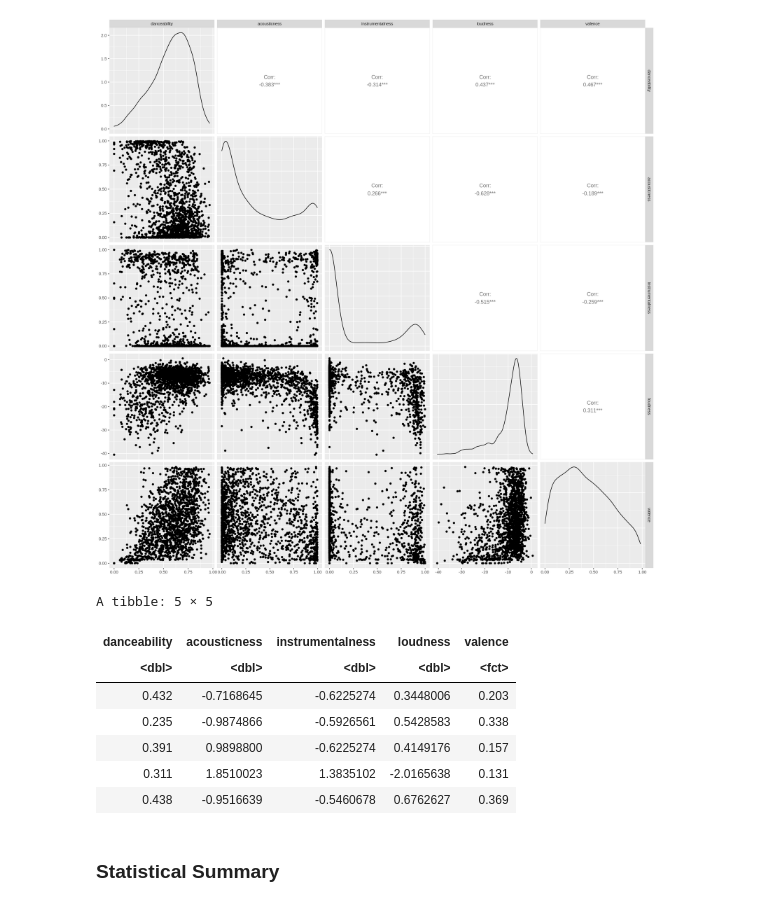
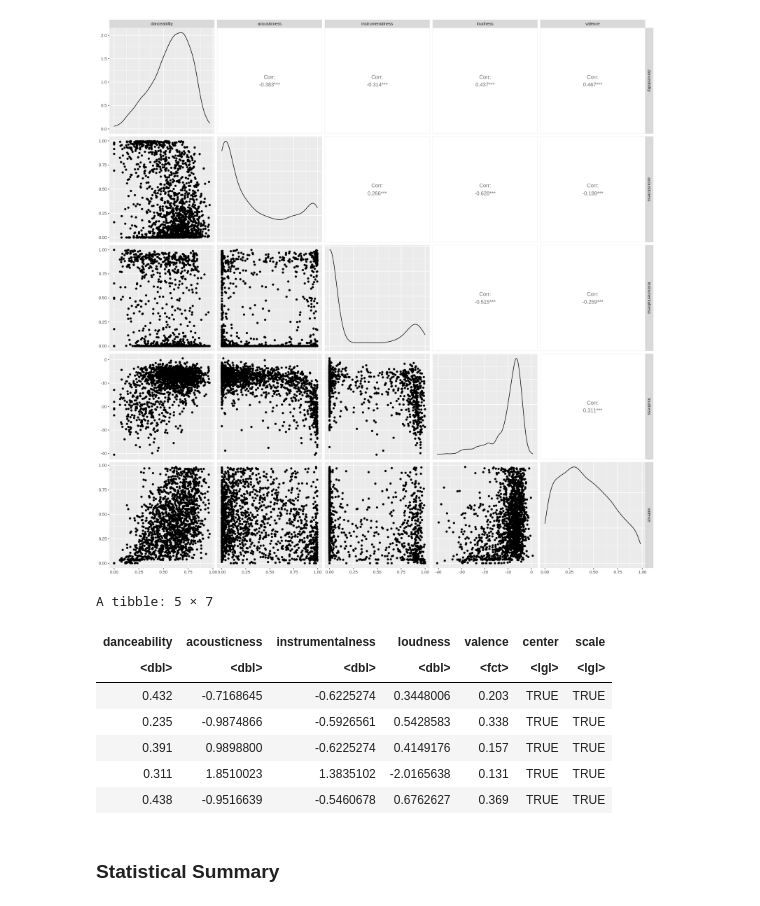
Before and after one commit to eshuaiii/dsci-100-2022w1-group-79, a Jupyter notebook: 79_project_report.ipynb, the cells around one changed output. Drawn from its saved outputs; the diff is of its cells as text; code cells hidden in the pictures.

Commit message:
added center + scale

```diff
--- a/79_project_report.ipynb
+++ b/79_project_report.ipynb
@@ -175,30 +175,30 @@ spotify_training_test
 # %%
 # uncomment if we're comparing intuition
 # spotify_training_cleaned <- spotify_training |>
 #                 filter(tempo != 0) |>
 #                 mutate(energy = as.numeric(scale(energy)),
 #                        tempo = as.numeric(scale(tempo)),
 #                        valence = as.numeric(scale(valence)),
 #                        mode = as_factor(mode))
 # head(spotify_training_cleaned, 5)
 
 # selecting the columns we want
 spotify_training_cleaned <- spotify_training |>
                 select(danceability, acousticness, instrumentalness, loudness, valence) |>
-                mutate(acousticness = as.numeric(scale(acousticness)),
-                       instrumentalness = as.numeric(scale(instrumentalness)),
-                       loudness = as.numeric(scale(loudness)),
-                       valence = as_factor(valence))
+                mutate(acousticness = as.numeric(scale(acousticness), center = TRUE, scale = TRUE),
+                       instrumentalness = as.numeric(scale(instrumentalness), center = TRUE, scale = TRUE),
+                       loudness = as.numeric(scale(loudness), center = TRUE, scale = TRUE),
+                       valence = as_factor(valence), center = TRUE, scale = TRUE)
 head(spotify_training_cleaned, 5)
 # %% [output]
-A tibble: 5 × 5
+A tibble: 5 × 7
-| danceability | acousticness | instrumentalness | loudness | valence |
-| <dbl> | <dbl> | <dbl> | <dbl> | <fct> |
-| 0.432 | -0.7168645 | -0.6225274 | 0.3448006 | 0.203 |
-| 0.235 | -0.9874866 | -0.5926561 | 0.5428583 | 0.338 |
-| 0.391 | 0.9898800 | -0.6225274 | 0.4149176 | 0.157 |
-| 0.311 | 1.8510023 | 1.3835102 | -2.0165638 | 0.131 |
-| 0.438 | -0.9516639 | -0.5460678 | 0.6762627 | 0.369 |
+| danceability | acousticness | instrumentalness | loudness | valence | center | scale |
+| <dbl> | <dbl> | <dbl> | <dbl> | <fct> | <lgl> | <lgl> |
+| 0.432 | -0.7168645 | -0.6225274 | 0.3448006 | 0.203 | TRUE | TRUE |
+| 0.235 | -0.9874866 | -0.5926561 | 0.5428583 | 0.338 | TRUE | TRUE |
+| 0.391 | 0.9898800 | -0.6225274 | 0.4149176 | 0.157 | TRUE | TRUE |
+| 0.311 | 1.8510023 | 1.3835102 | -2.0165638 | 0.131 | TRUE | TRUE |
+| 0.438 | -0.9516639 | -0.5460678 | 0.6762627 | 0.369 | TRUE | TRUE |
 # %% [markdown]
 ###  Statistical Summary
 # %%
```
